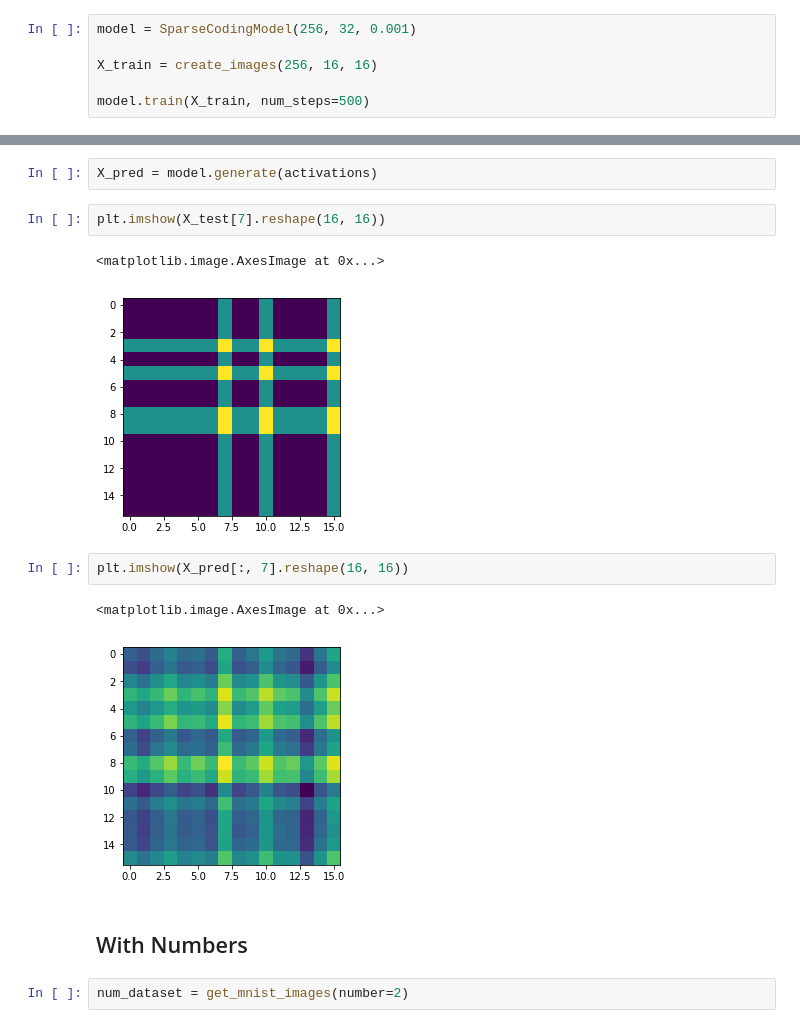
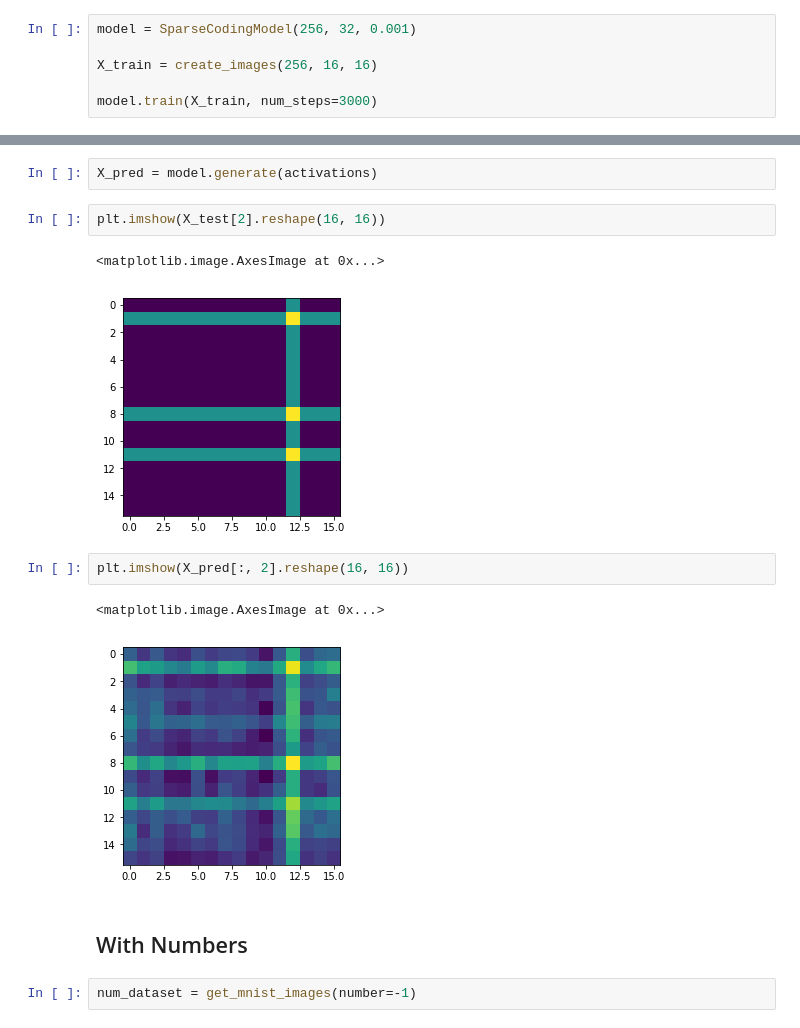
Before and after one commit to saarangp/dreammachines, a Jupyter notebook: sparse_coding_test.ipynb, the cells around one changed output, grey strips where cells are left out. Saved outputs shown, nothing was run; the diff lists cells and outputs as text.

```diff
--- a/sparse_coding_test.ipynb
+++ b/sparse_coding_test.ipynb
@@ -43,5 +47,5 @@ model = SparseCodingModel(256, 32, 0.001)
 
 X_train = create_images(256, 16, 16)
 
-model.train(X_train, num_steps=500)
+model.train(X_train, num_steps=3000)
 # %% [output]
@@ -69,19 +73,19 @@ activations = model.predict(X_test, num_steps=3000)
 # %%
 X_pred = model.generate(activations)
 # %%
-plt.imshow(X_test[7].reshape(16, 16))
+plt.imshow(X_test[2].reshape(16, 16))
 # %% [output]
 <matplotlib.image.AxesImage at 0x...>
-[figure, old version]
+[figure, new version]
 # %%
-plt.imshow(X_pred[:, 7].reshape(16, 16))
+plt.imshow(X_pred[:, 2].reshape(16, 16))
 # %% [output]
 <matplotlib.image.AxesImage at 0x...>
-[figure, old version]
+[figure, new version]
 # %% [markdown]
 ## With Numbers
 # %%
-num_dataset = get_mnist_images(number=2)
+num_dataset = get_mnist_images(number=-1)
 # %%
 num_dataset.shape
 # %% [output]
```
Also changed, not shown: parts of 21 cells of this notebook.
